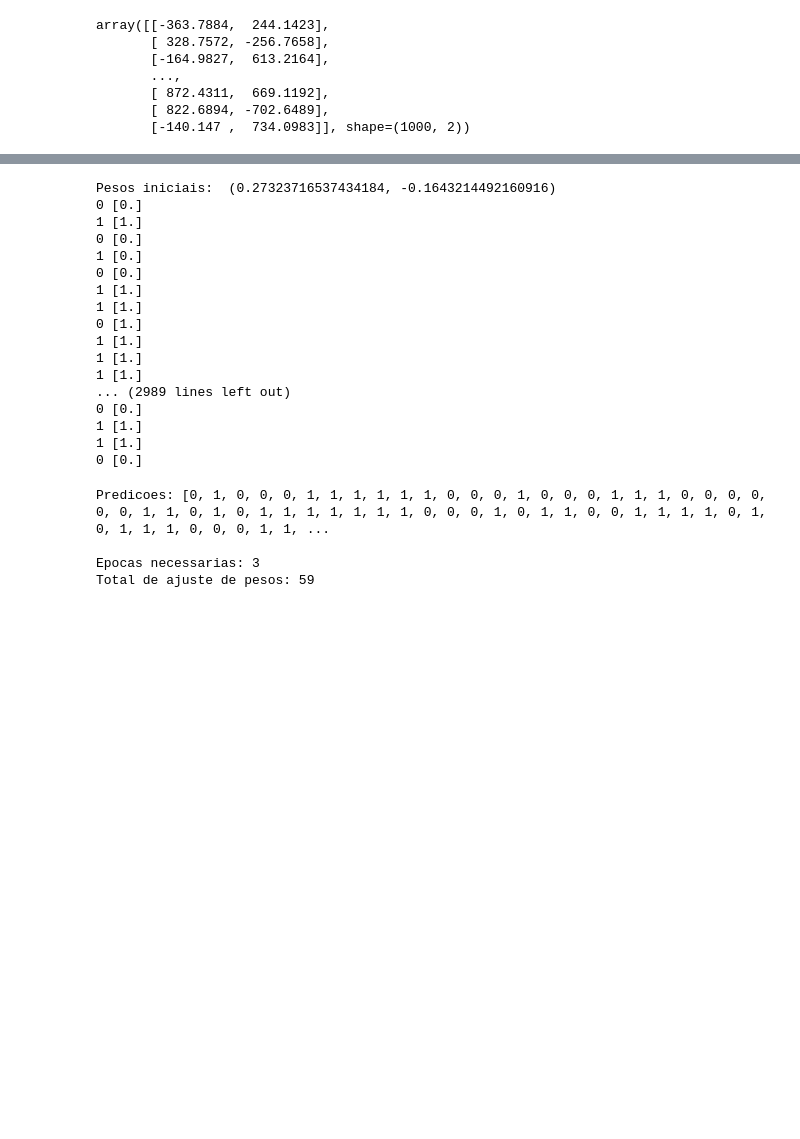
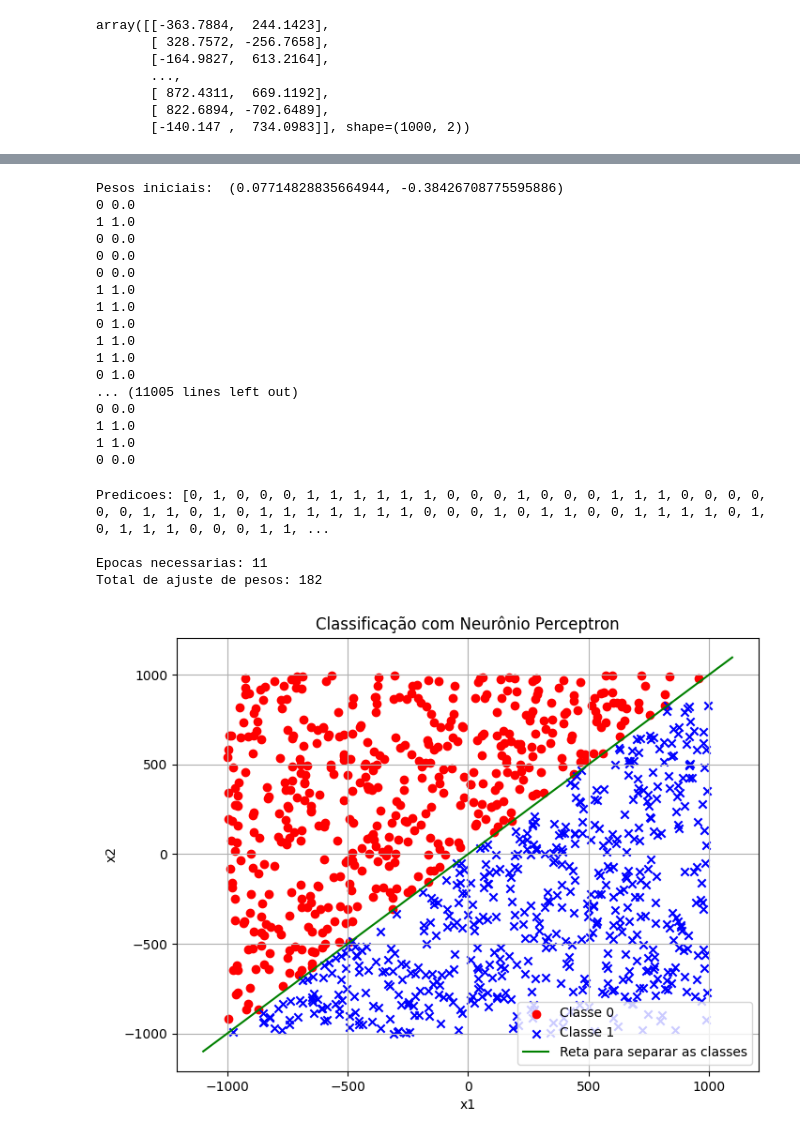
Before and after one commit to guilhermemonte31/Neuronio-Perceptron-, a Jupyter notebook: perceptron.ipynb, the cells around one changed output, grey strips where cells are left out. Cells and saved outputs as stored; diff of their text form; code cells hidden in the pictures; blank space fills up the shorter version.

```diff
--- a/perceptron.ipynb
+++ b/perceptron.ipynb
@@ -33,7 +34,7 @@ array([[[-363.7884,  244.1423,    0.    ]],
        [[-140.147 ,  734.0983,    0.    ]]], shape=(1000, 1, 3))
 # %%
 X = np.array([[linha[0][0], linha[0][1]] for linha in dados])
-y = np.array([[linha[0][2]] for linha in dados])
+y = np.array([[linha[0][2]] for linha in dados]).ravel()
 # %%
 X
 # %% [output]
@@ -117,23 +118,23 @@ class Perceptron:
 perceptron = Perceptron()
 perceptron.fit(X, y)
 # %% [output]
-Pesos iniciais:  (0.27323716537434184, -0.1643214492160916)
-0 [0.]
-1 [1.]
-0 [0.]
-1 [0.]
-0 [0.]
-1 [1.]
-1 [1.]
-0 [1.]
-1 [1.]
-1 [1.]
-1 [1.]
-... (2989 lines left out)
-0 [0.]
-1 [1.]
-1 [1.]
-0 [0.]
+Pesos iniciais:  (0.07714828835664944, -0.38426708775595886)
+0 0.0
+1 1.0
+0 0.0
+0 0.0
+0 0.0
+1 1.0
+1 1.0
+0 1.0
+1 1.0
+1 1.0
+0 1.0
+... (11005 lines left out)
+0 0.0
+1 1.0
+1 1.0
+0 0.0
 # %%
 
 # Fazendo previsões
@@ -144,5 +145,30 @@ print(f"Total de ajuste de pesos: {perceptron.total_adjust}")
 # %% [output]
 Predicoes: [0, 1, 0, 0, 0, 1, 1, 1, 1, 1, 1, 0, 0, 0, 1, 0, 0, 0, 1, 1, 1, 0, 0, 0, 0, 0, 0, 1, 1, 0, 1, 0, 1, 1, 1, 1, 1, 1, 1, 0, 0, 0, 1, 0, 1, 1, 0, 0, 1, 1, 1, 1, 0, 1, 0, 1, 1, 1, 0, 0, 0, 1, 1, ...
 
-Epocas necessarias: 3
-Total de ajuste de pesos: 59
+Epocas necessarias: 11
+Total de ajuste de pesos: 182
+# %%
+# Separar os pontos por classe
+X0 = X[y == 0]
+X1 = X[y == 1]
+
+plt.figure(figsize=(8, 6))
+plt.scatter(X0[:, 0], X0[:, 1], color='red', marker='o', label='Classe 0')
+plt.scatter(X1[:, 0], X1[:, 1], color='blue', marker='x', label='Classe 1')
+
+xMin, xMax = plt.xlim()
+xVals = np.linspace(xMin, xMax, 100)
+w1, w2 = perceptron.weights
+bias = perceptron.bias
+yVals = -(w1 / w2) * xVals - (bias / w2)
+
+plt.plot(xVals, yVals, color='green', label='Reta para separar as classes')
+
+plt.title("Classificação com Neurônio Perceptron")
+plt.xlabel("x1")
+plt.ylabel("x2")
+plt.legend()
+plt.grid(True)
+plt.show()
+# %% [output]
+[figure, added]
```
Also changed, not shown: parts of 2 cells of this notebook.
